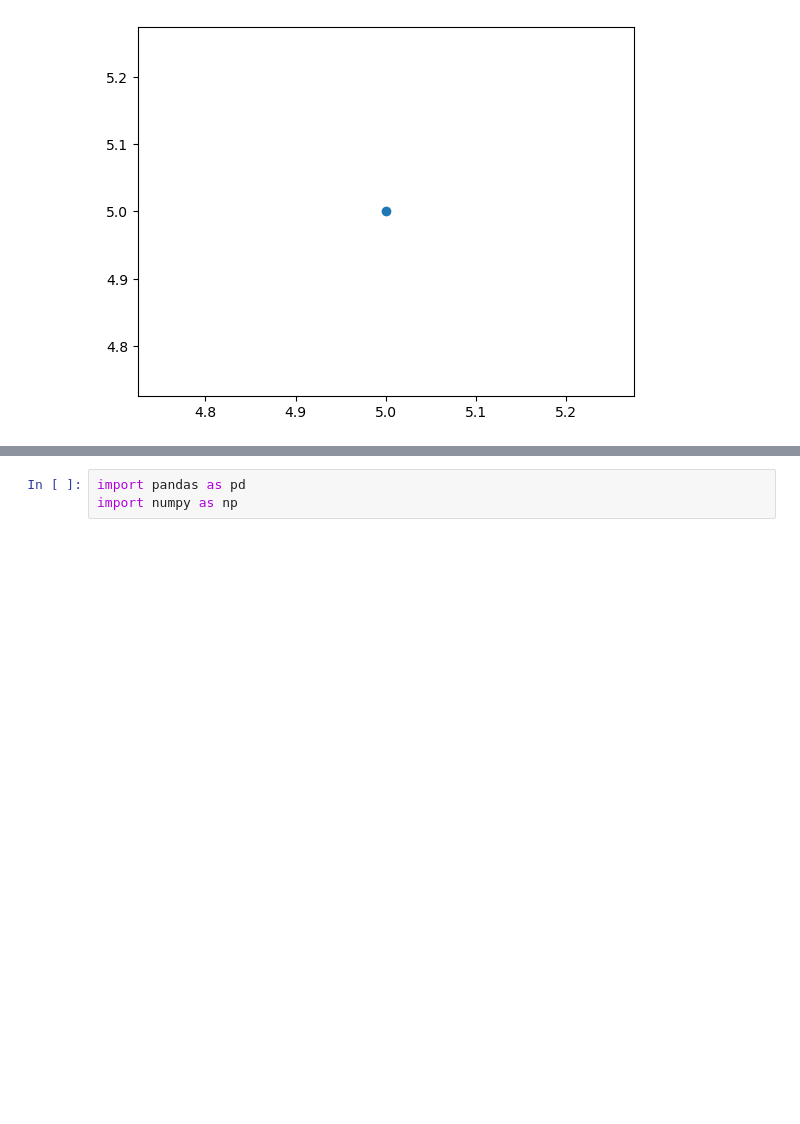
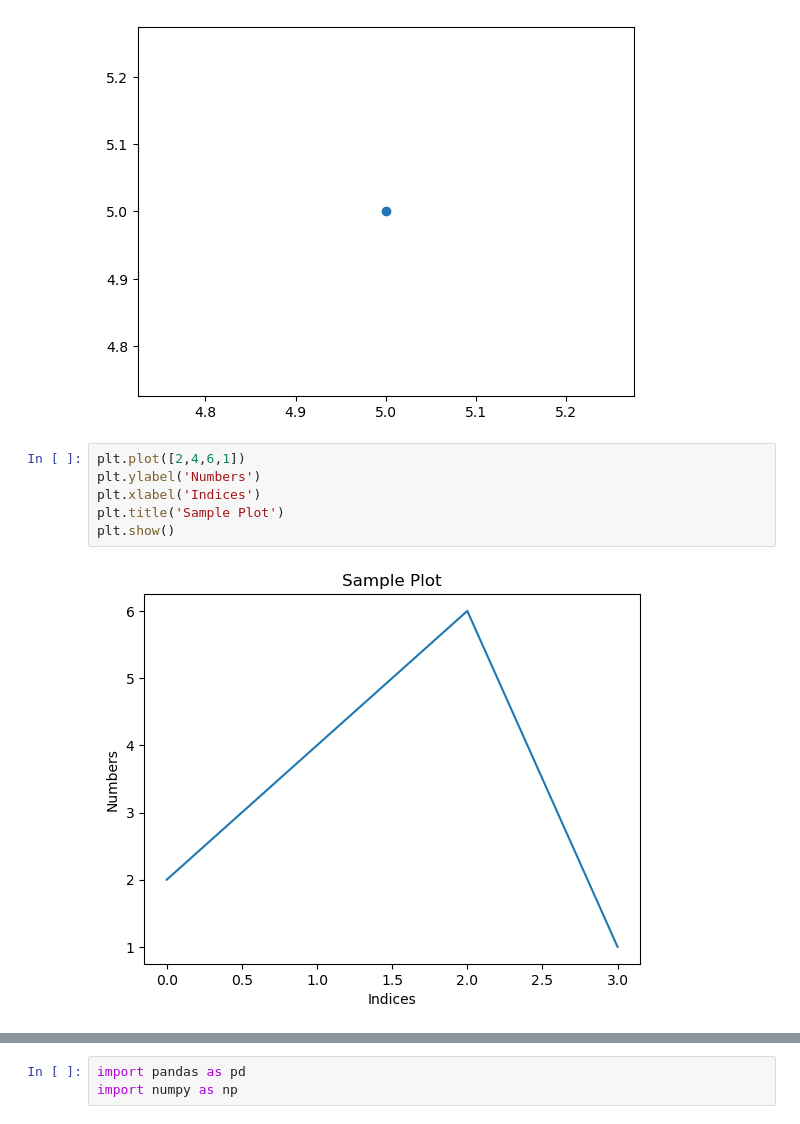
Before and after one commit to vibhavarik23/Data-Analysis, a Jupyter notebook: 2_Matplotlib.ipynb, the cells around one changed output, grey strips where cells are left out. Cells and saved outputs as stored; diff of their text form; blank space fills up the shorter version.

```diff
--- a/2_Matplotlib.ipynb
+++ b/2_Matplotlib.ipynb
@@ -12,3 +12,11 @@ plt.plot(5,5,'o')
 plt.show()
 # %% [output]
 [figure]
+# %%
+plt.plot([2,4,6,1])
+plt.ylabel('Numbers')
+plt.xlabel('Indices')
+plt.title('Sample Plot')
+plt.show()
+# %% [output]
+[figure, added]
```
Also changed, not shown: parts of 8 cells of this notebook.
